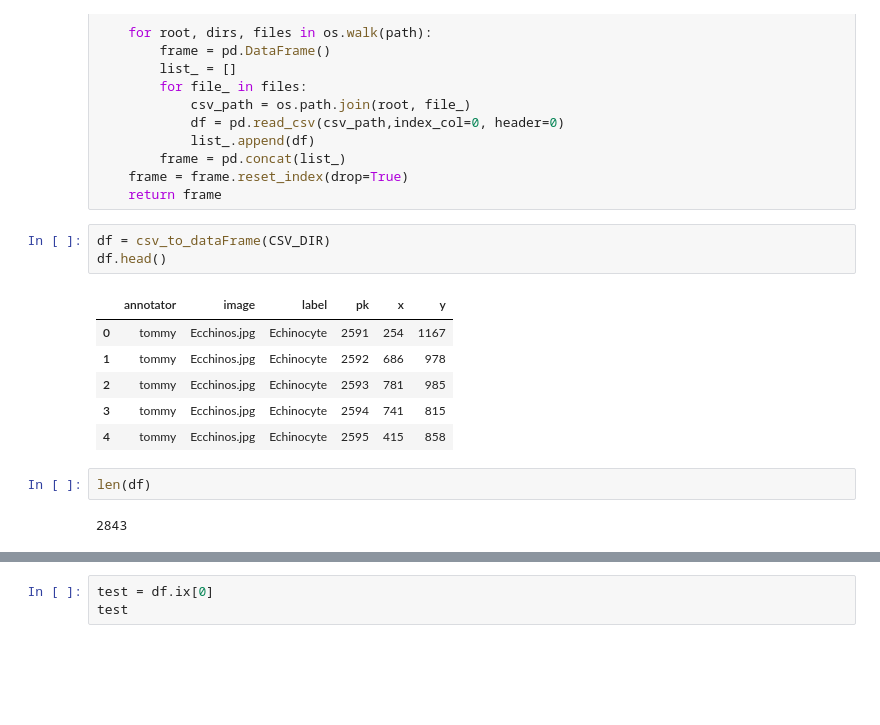
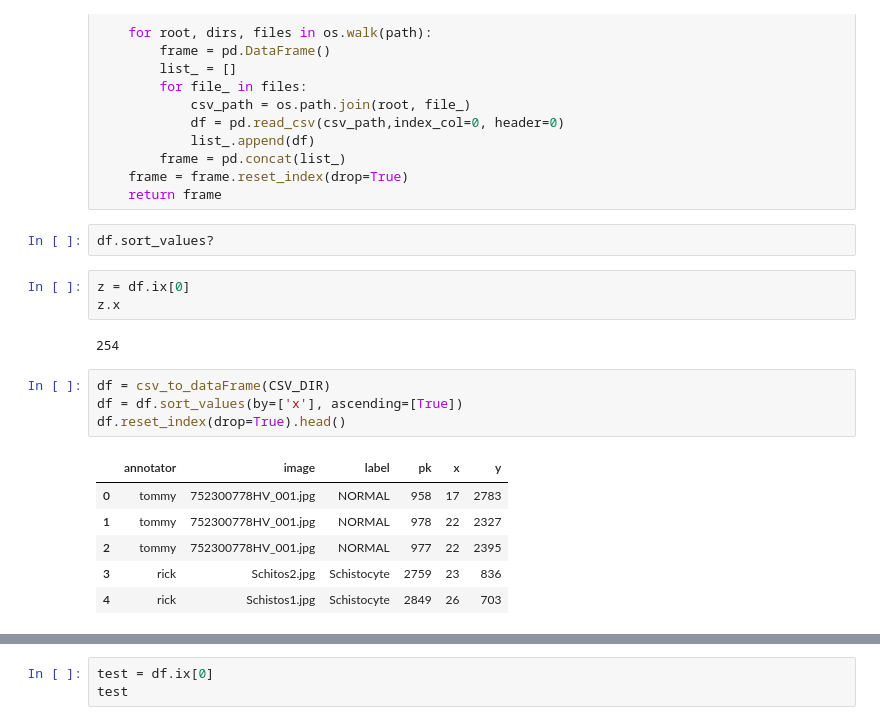
Before and after one commit to tjdurant/rbc_cnn_old, a Jupyter notebook: notebooks/CNN_DataSet_Prep.ipynb, the cells around one changed output, grey strips where cells are left out. Cells and saved outputs as stored; diff of their text form; blank space fills up the shorter version.

```diff
--- a/notebooks/CNN_DataSet_Prep.ipynb
+++ b/notebooks/CNN_DataSet_Prep.ipynb
@@ -68,17 +68,21 @@ def csv_to_dataFrame(path):
         frame = pd.concat(list_)
     frame = frame.reset_index(drop=True)
     return frame
+# %%
+df.sort_values?
+# %%
+z = df.ix[0]
+z.x
+# %% [output]
+254
 # %%
 df = csv_to_dataFrame(CSV_DIR)
-df.head()
+df = df.sort_values(by=['x'], ascending=[True])
+df.reset_index(drop=True).head()
 # %% [output]
 |  | annotator | image | label | pk | x | y |
-| 0 | tommy | Ecchinos.jpg | Echinocyte | 2591 | 254 | 1167 |
-| 1 | tommy | Ecchinos.jpg | Echinocyte | 2592 | 686 | 978 |
-| 2 | tommy | Ecchinos.jpg | Echinocyte | 2593 | 781 | 985 |
-| 3 | tommy | Ecchinos.jpg | Echinocyte | 2594 | 741 | 815 |
-| 4 | tommy | Ecchinos.jpg | Echinocyte | 2595 | 415 | 858 |
+| 0 | tommy | 752300778HV_001.jpg | NORMAL | 958 | 17 | 2783 |
+| 1 | tommy | 752300778HV_001.jpg | NORMAL | 978 | 22 | 2327 |
+| 2 | tommy | 752300778HV_001.jpg | NORMAL | 977 | 22 | 2395 |
+| 3 | rick | Schitos2.jpg | Schistocyte | 2759 | 23 | 836 |
+| 4 | rick | Schistos1.jpg | Schistocyte | 2849 | 26 | 703 |
-# %%
-len(df)
-# %% [output]
-2843
```
Also changed, not shown: parts of 4 cells of this notebook, 1 other file.
